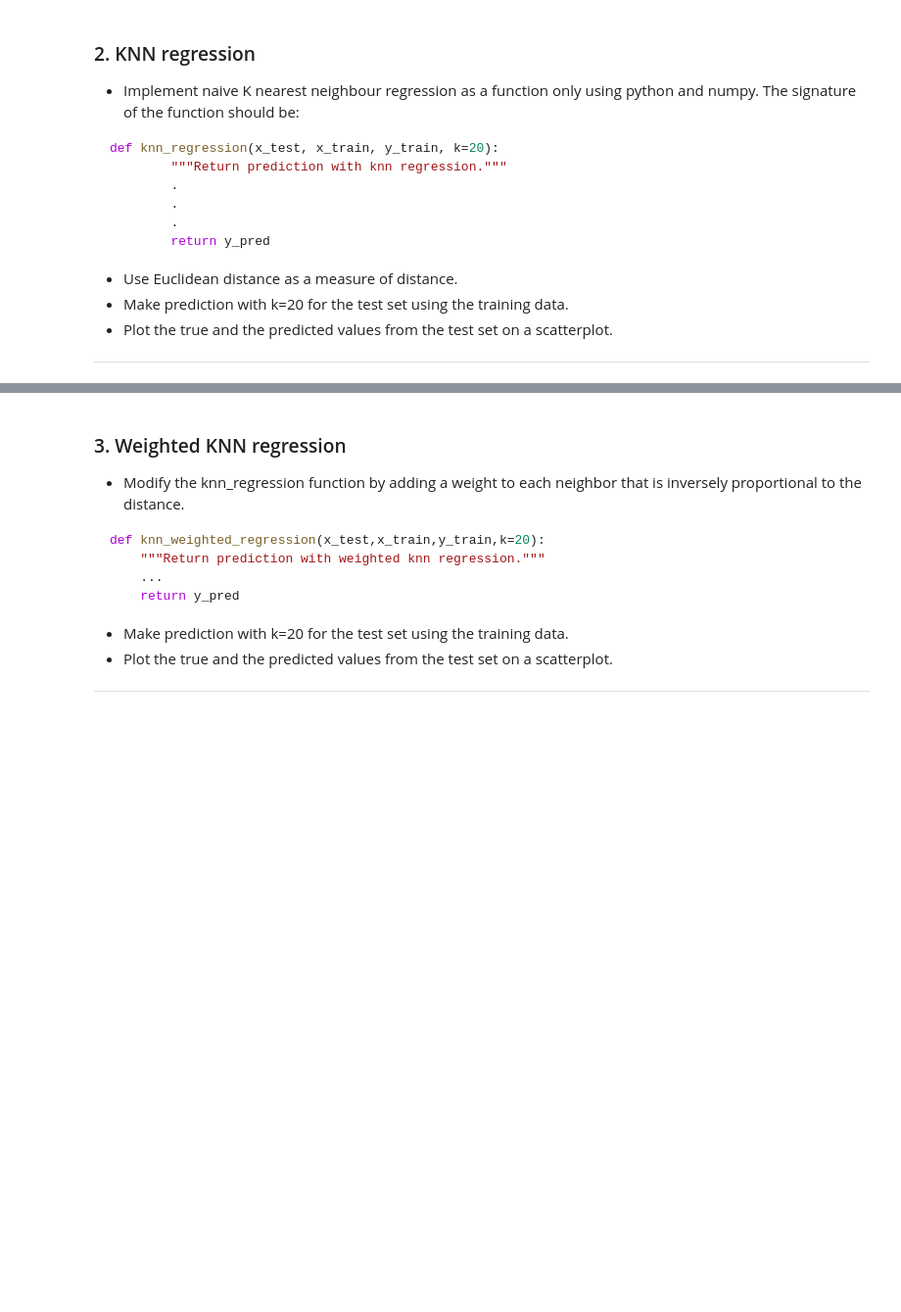
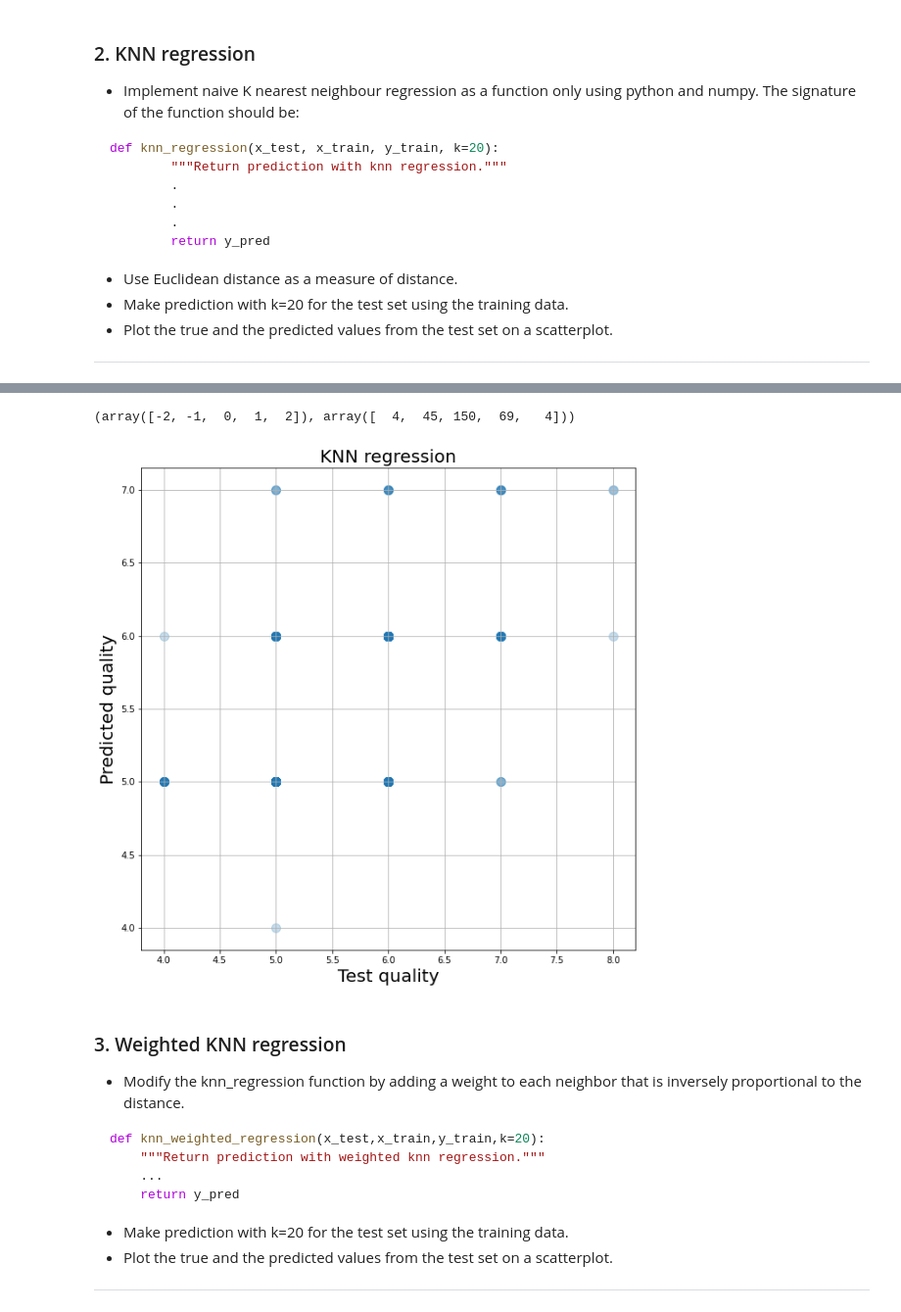
Before and after one commit to barnabasp/ML_Course, a Jupyter notebook: 3/lab03.ipynb, the cells around one changed output, grey strips where cells are left out. Shown at 98% size. Saved outputs shown, nothing was run; the diff lists cells and outputs as text; code cells hidden in the pictures; blank space fills up the shorter version.

```diff
--- a/3/lab03.ipynb
+++ b/3/lab03.ipynb
@@ -123,0 +146,4 @@ Name: quality, Length: 272, dtype: int64
+# %%
+X_test_norm = (X_test - X_train.mean())/X_train.std()
+X_train_norm = (X_train - X_train.mean())/X_train.std()
+X_test_norm
@@ -137,3 +177,26 @@ def knn_regression(x_test, x_train, y_train, k=20):
 - Plot the true and the predicted values from the test set on a scatterplot.
 
 -----
+# %%
+def euclidean(p_1,p_2):
+    p_1 = np.array(p_1)
+    p_2 = np.array(p_2)
+    return np.linalg.norm(p_1 - p_2)
+
+def knn_regression(x_test, x_train, y_train, k=20):
+    """Return prediction with knn regression.
+    """
+    y_pred = []
+    for p_test in x_test.to_numpy():
+        distances = np.empty(len(X_train)) #create empty array for holding distances
+        i = 0
+        for p_train in x_train.to_numpy(): #loop through X_train normalised values
+            d = euclidean(p_test,p_train) #calculate the euclidean distance
+            distances[i] = d #store
+            i = i + 1
+        nn = distances.argsort()[:k]
+        q_kY = y_train.to_numpy()[nn] #quality
+        q_value, q_count = np.unique(q_kY, return_counts=True) #select the occuring qualities
+        q_max = np.random.choice(q_value[max(q_count) == q_count]) #select the highest occuring quality (if more with same occurance, randomly)
+        y_pred.append(q_max)
+    return y_pred
@@ -140,3 +206,18 @@ def knn_regression(x_test, x_train, y_train, k=20):
+# %%
+y_pred = knn_regression(X_test_norm, X_train_norm, y_train)
+# %%
+np.unique(y_test - y_pred, return_counts=True)
+# %% [output]
+(array([-2, -1,  0,  1,  2]), array([  4,  45, 150,  69,   4]))
+# %%
+plt.figure(figsize=(10,10))
+plt.scatter(y_test,y_pred,s=100,alpha=0.25)
+plt.title('KNN regression', fontsize=20)
+plt.xlabel('Test quality', fontsize=20)
+plt.ylabel('Predicted quality', fontsize=20)
+plt.grid(True)
+# %% [output]
+[figure, added]
 # %% [markdown]
 ### 3. Weighted KNN regression
 - Modify the knn_regression function by adding a weight to each neighbor that is inversely proportional to the distance.
```
Also changed, not shown: parts of 16 cells of this notebook.
